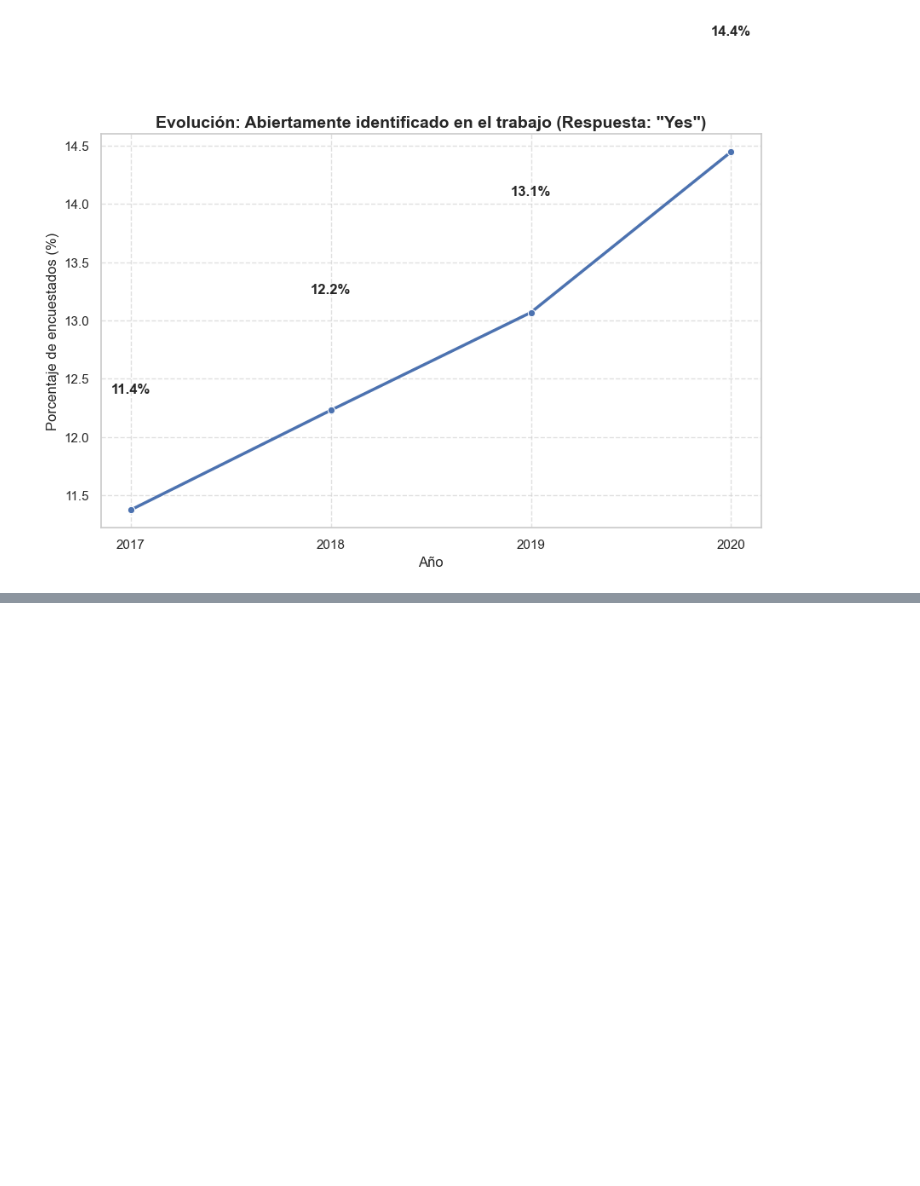
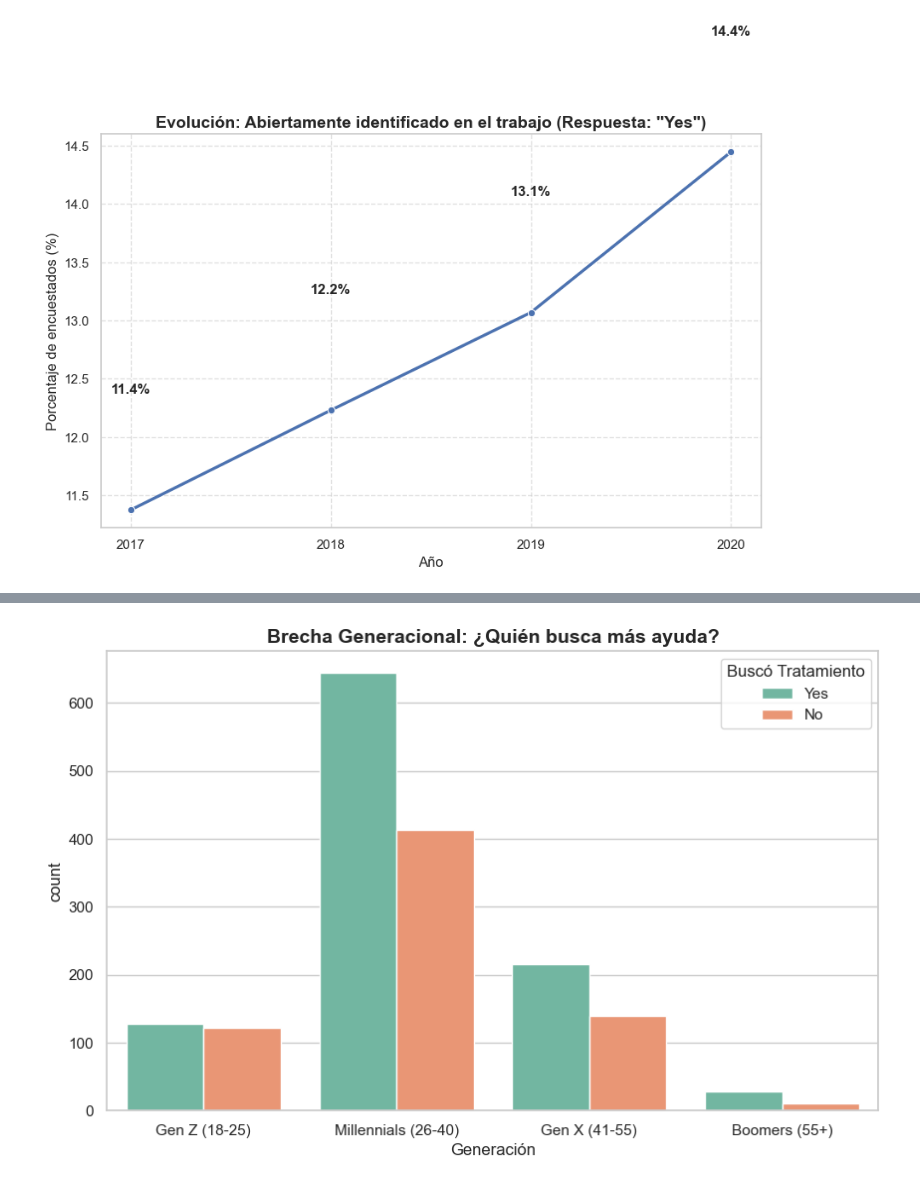
Before and after one commit to loganxxx000/Data_visualization_2_Analysis, a Jupyter notebook: notebook/Mental_Health_Analysis.ipynb, the cells around one changed output, grey strips where cells are left out. Cells and saved outputs as stored; diff of their text form; code cells hidden in the pictures; blank space fills up the shorter version.

```diff
--- a/notebook/Mental_Health_Analysis.ipynb
+++ b/notebook/Mental_Health_Analysis.ipynb
@@ -875,0 +982,28 @@ graficar_evolucion(
+# %%
+# 1. Preparar datos: Añadir 'age' al dataset de análisis
+# (Asumiendo que df_encuesta_primera y df_encuesta_segunda tienen el mismo orden/índice tras el filtro de años)
+df_analisis['age'] = df_demografico['age']
+
+# 2. Crear grupos generacionales (Bins)
+bins = [18, 26, 40, 55, 100]
+labels = ['Gen Z (18-25)', 'Millennials (26-40)', 'Gen X (41-55)', 'Boomers (55+)']
+df_analisis['grupo_generacional'] = pd.cut(df_analisis['age'], bins=bins, labels=labels)
+
+# 3. Gráfico: Comodidad hablando con el supervisor por Generación
+plt.figure(figsize=(10, 6))
+
+# Filtramos la respuesta de interés (ej: 'Yes') o graficamos la distribución completa
+# Para simplificar, veamos quién responde "Yes" a buscar tratamiento
+sns.countplot(
+    data=df_analisis,
+    x='grupo_generacional',
+    hue='sought_treatment', # O usa 'curr_comfort_discussing_supervisor'
+    palette='Set2'
+)
+
+plt.title('Brecha Generacional: ¿Quién busca más ayuda?', fontsize=14, fontweight='bold')
+plt.xlabel('Generación')
+plt.legend(title='Buscó Tratamiento')
+plt.show()
+# %% [output]
+[figure, added]
```
Also changed, not shown: parts of 5 cells of this notebook.
